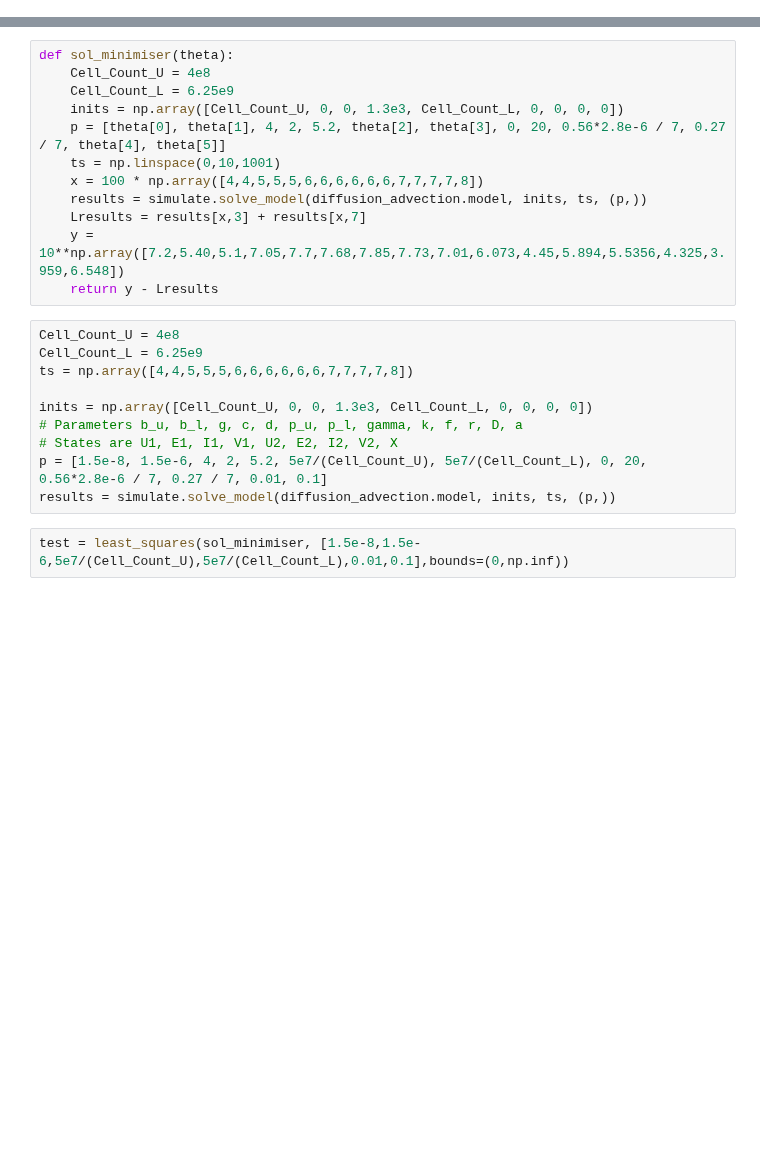
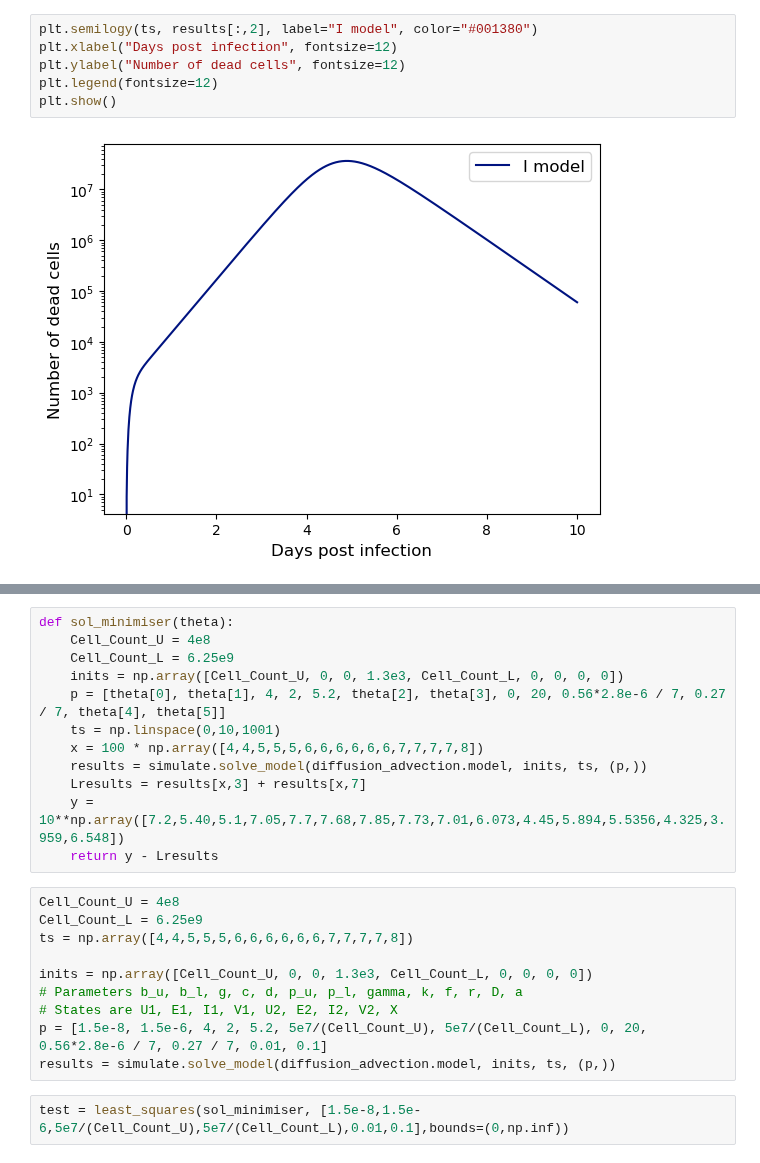
Before and after one commit to joshlooks/avianflu, a Jupyter notebook: scratch.ipynb, the cells around one changed output, grey strips where cells are left out. Drawn from its saved outputs; the diff is of its cells as text; blank space fills up the shorter version.

```diff
--- a/scratch.ipynb
+++ b/scratch.ipynb
@@ -6,0 +40,8 @@ from scipy.optimize import least_squares
+# %%
+plt.semilogy(ts, results[:,2], label="I model", color="#001380")
+plt.xlabel("Days post infection", fontsize=12)
+plt.ylabel("Number of dead cells", fontsize=12)
+plt.legend(fontsize=12)
+plt.show()
+# %% [output]
+[figure, added]
```
Also changed, not shown: parts of 14 cells of this notebook, 4 other files.
